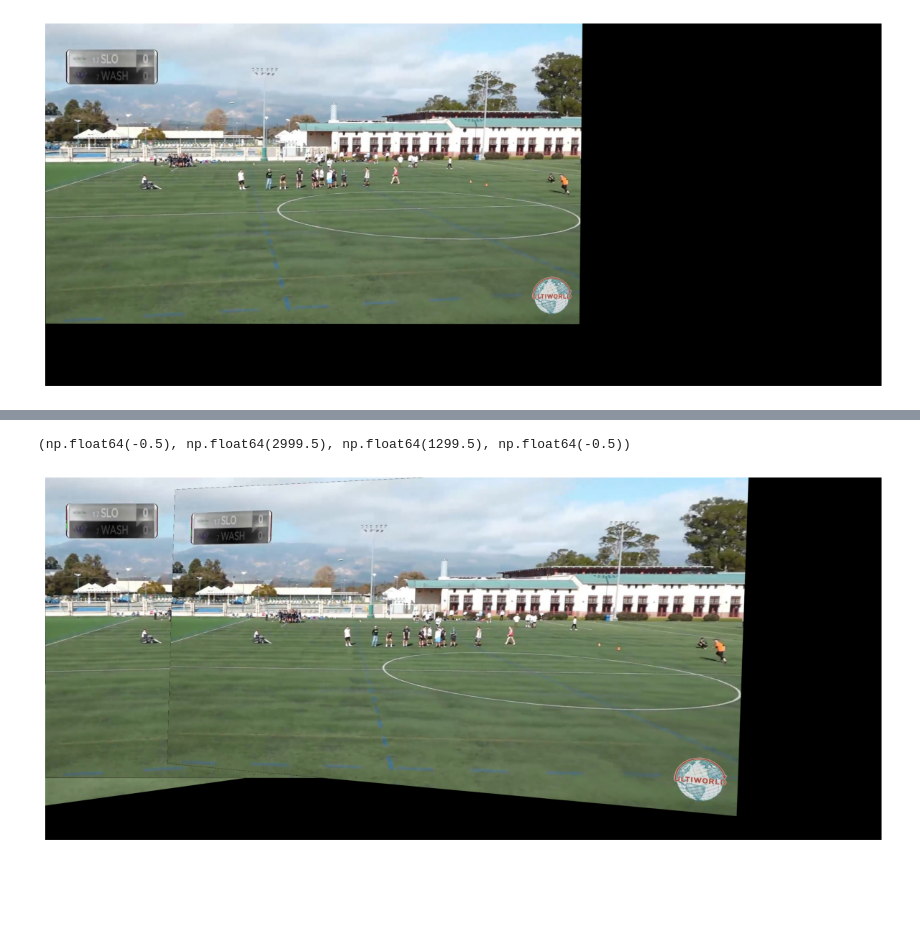
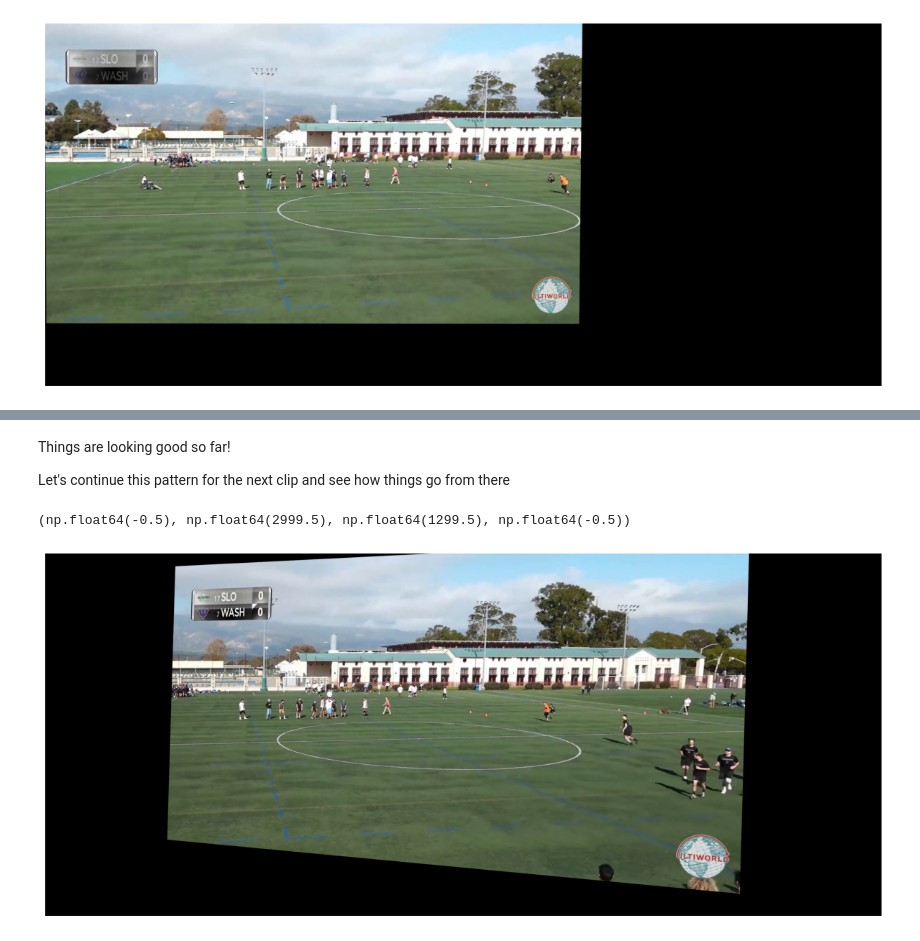
Before and after one commit to peterdobbs77/objectTracking_py, a Jupyter notebook: video_analysis.ipynb, the cells around one changed output, grey strips where cells are left out. Saved outputs shown, nothing was run; the diff lists cells and outputs as text; code cells hidden in the pictures; blank space fills up the shorter version.

```diff
--- a/video_analysis.ipynb
+++ b/video_analysis.ipynb
@@ -239,9 +224,15 @@ plt.axis('off')
-# %%
-# and blend
-blended = blendImages(blended, projectedSource3)
-plt.figure(figsize=(15,40))
-plt.imshow(blended)
-plt.axis('off')
-# %% [output]
-(np.float64(-0.5), np.float64(2999.5), np.float64(1299.5), np.float64(-0.5))
-[figure, removed]
+# %% [markdown]
+Things are looking good so far!
+
+Let's continue this pattern for the next clip and see how things go from there
+# %%
+im3 = cv.imread('./images/input/clip-480.jpg')
+H = auto_homography(im3, blended, compute_homography)
+projectedSource3 = cv.warpPerspective(im3, H, (proj_w, proj_h))
+projectedSource3 = cv.cvtColor(projectedSource3, cv.COLOR_BGR2RGB)
+plt.figure(figsize=(15,40))
+plt.imshow(projectedSource3)
+plt.axis('off')
+# %% [output]
+(np.float64(-0.5), np.float64(2999.5), np.float64(1299.5), np.float64(-0.5))
+[figure, added]
```
Also changed, not shown: parts of 17 cells of this notebook.
